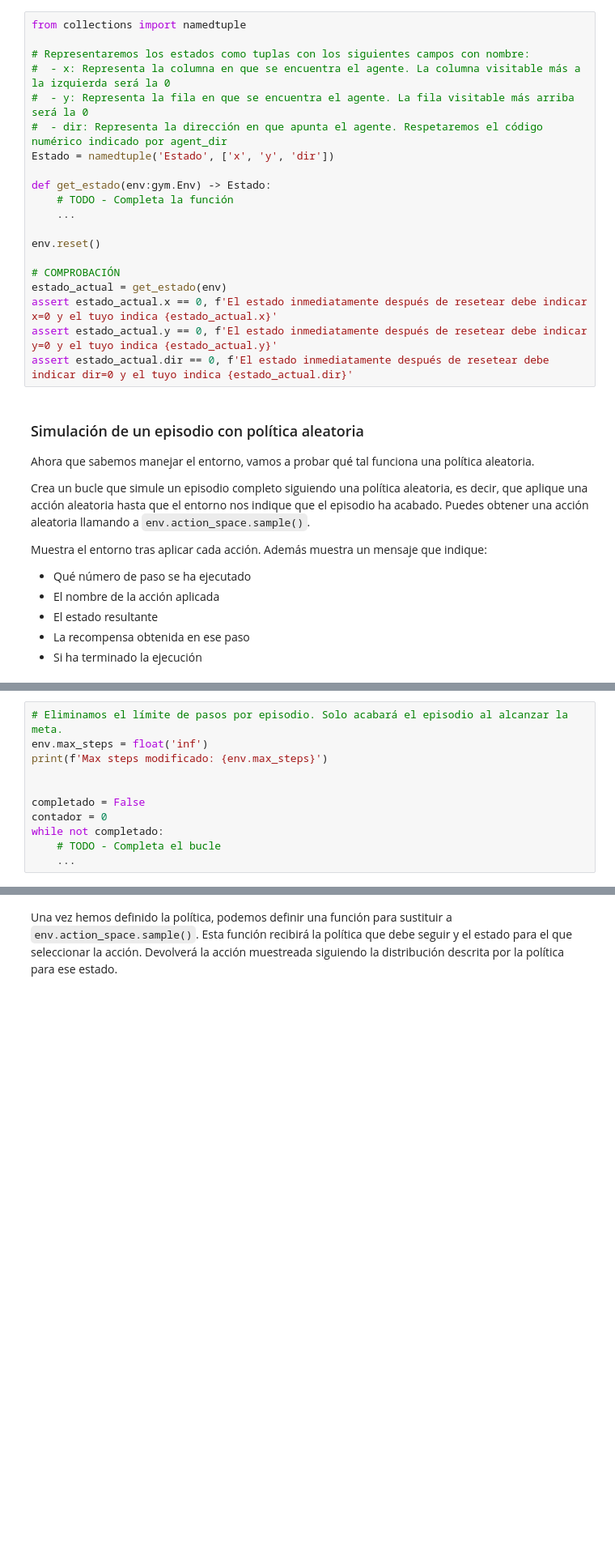
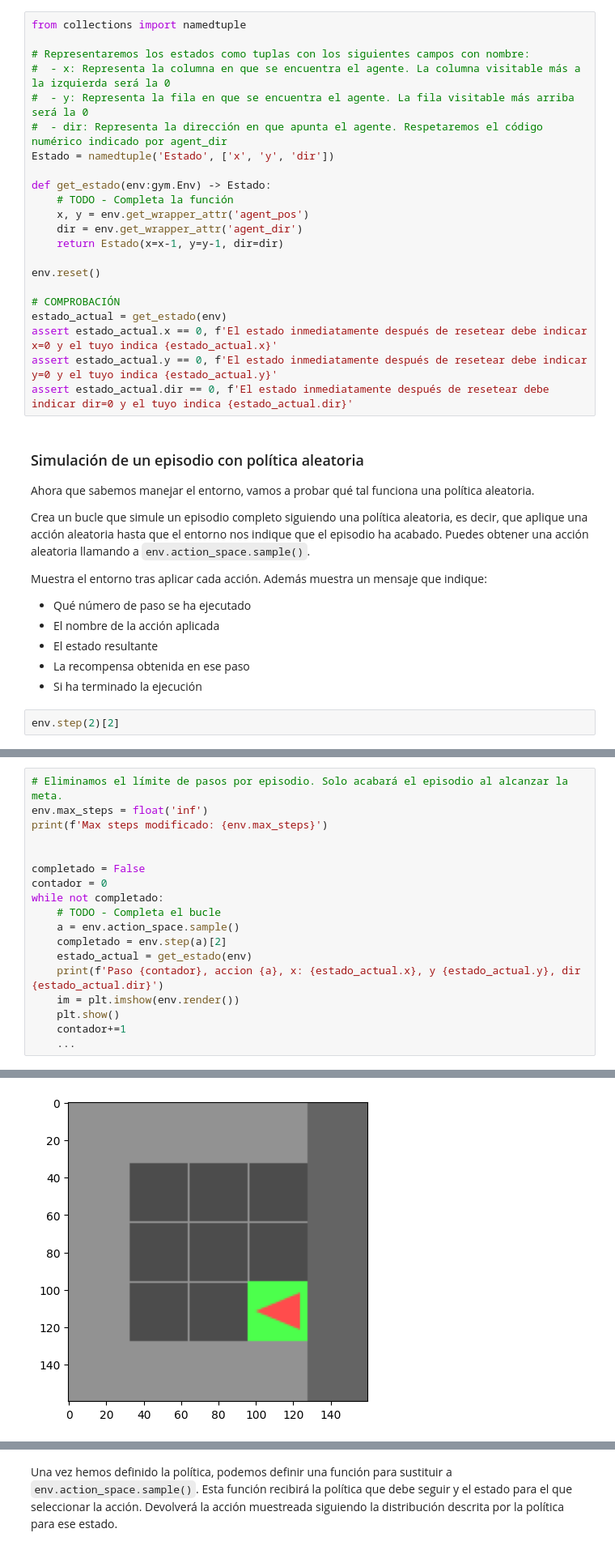
Before and after one commit to PepeRoConde/3year2sem, a Jupyter notebook: maai/notebooks/Notebook 6 - DP.ipynb, the cells around one changed output, grey strips where cells are left out. Shown at 81% size. Cells and saved outputs as stored; diff of their text form; blank space fills up the shorter version.

```diff
--- a/maai/notebooks/Notebook 6 - DP.ipynb
+++ b/maai/notebooks/Notebook 6 - DP.ipynb
@@ -86,7 +88,9 @@ Estado = namedtuple('Estado', ['x', 'y', 'dir'])
 
 def get_estado(env:gym.Env) -> Estado:
     # TODO - Completa la función
-    ...
+    x, y = env.get_wrapper_attr('agent_pos')
+    dir = env.get_wrapper_attr('agent_dir')
+    return Estado(x=x-1, y=y-1, dir=dir)
 
 env.reset()
 
@@ -108,3 +112,5 @@ Muestra el entorno tras aplicar cada acción. Además muestra un mensaje que ind
  - El estado resultante
  - La recompensa obtenida en ese paso
  - Si ha terminado la ejecución
+# %%
+env.step(2)[2]
@@ -118,4 +126,12 @@ completado = False
 contador = 0
 while not completado:
     # TODO - Completa el bucle
+    a = env.action_space.sample()
+    completado = env.step(a)[2]
+    estado_actual = get_estado(env)
+    print(f'Paso {contador}, accion {a}, x: {estado_actual.x}, y {estado_actual.y}, dir {estado_actual.dir}')
+    im = plt.imshow(env.render())
+    plt.show()
+    contador+=1
     ...
+# %% [output]
@@ -121,0 +140 @@ while not completado:
+[figure, added]
```
Also changed, not shown: parts of 8 cells of this notebook, 30 other files.
